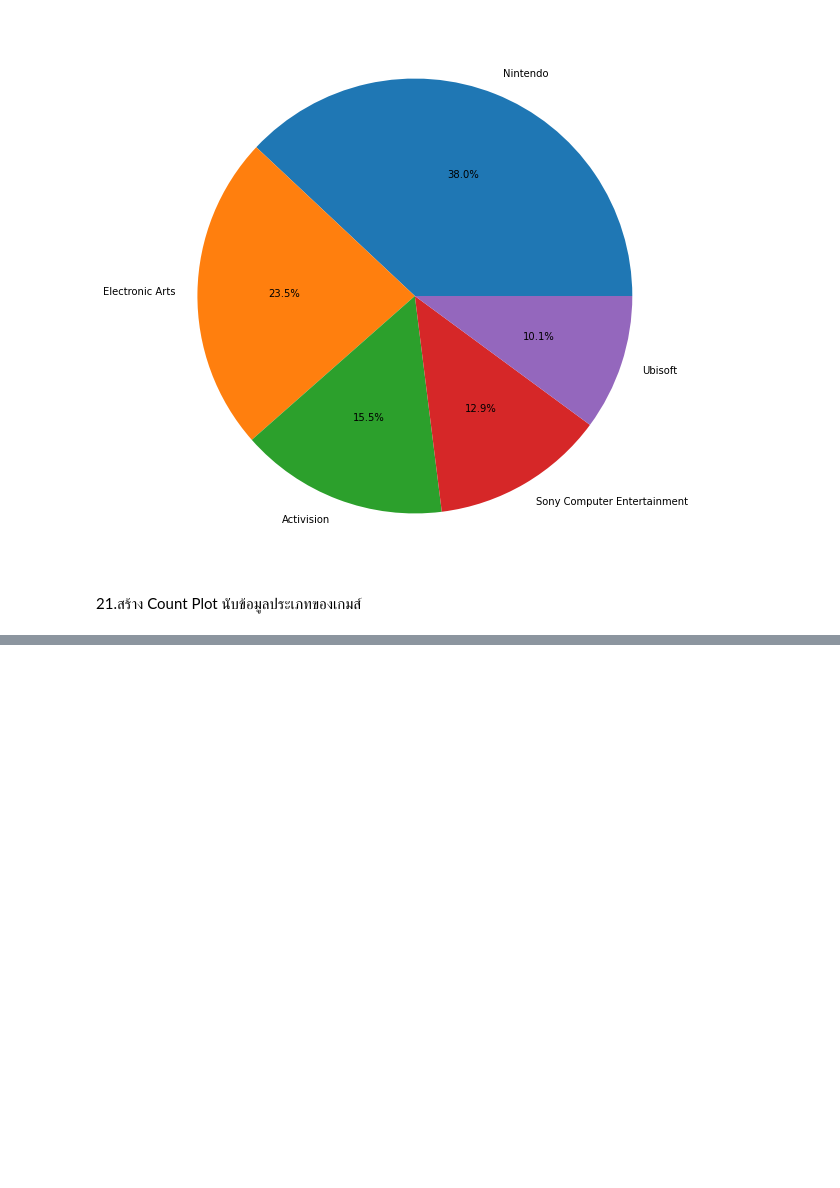
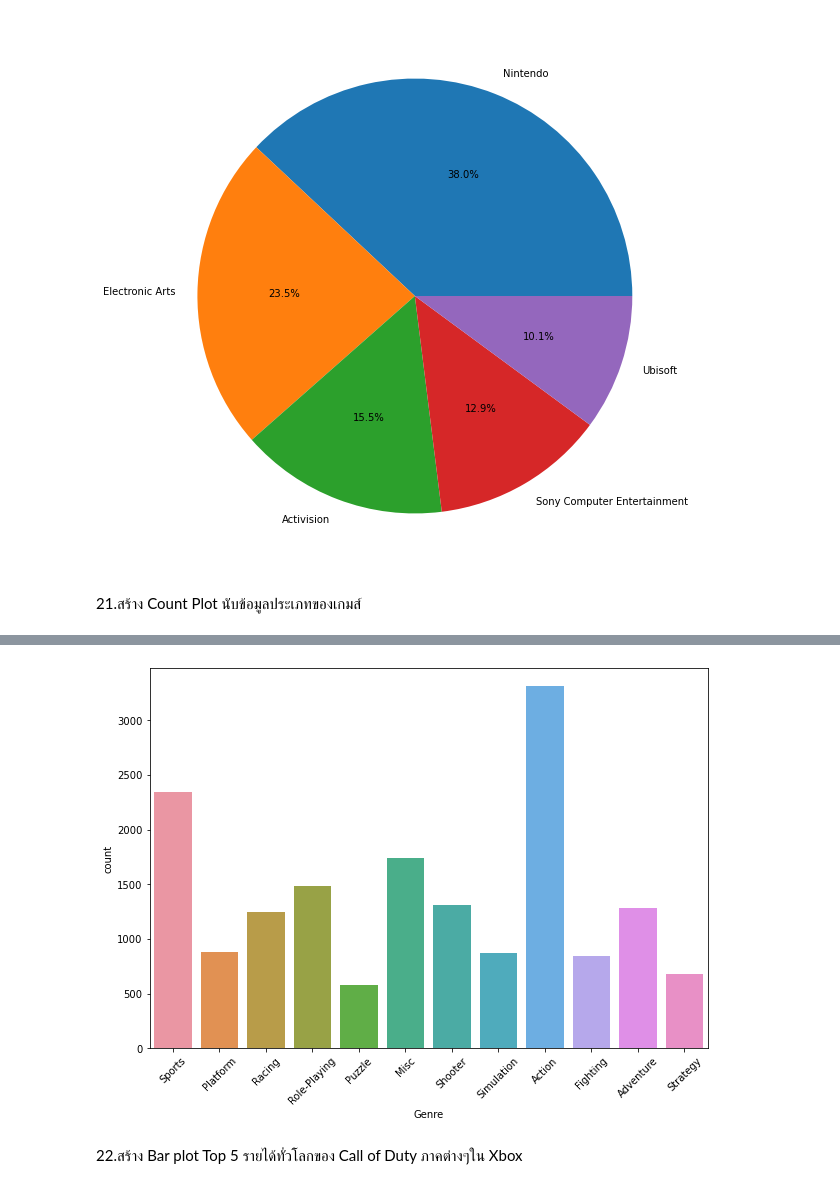
Before and after one commit to 0xKoios/DataCamp-2-for-Data-Scientist, a Jupyter notebook: 8. Project I Capstone/Project I Capstone.ipynb, the cells around one changed output, grey strips where cells are left out. Saved outputs shown, nothing was run; the diff lists cells and outputs as text; code cells hidden in the pictures; blank space fills up the shorter version.

```diff
--- a/8. Project I Capstone/Project I Capstone.ipynb
+++ b/8. Project I Capstone/Project I Capstone.ipynb
@@ -424,0 +430,8 @@ plt.pie(df_sales[:5].values, autopct='%1.1f%%',labels=df_sales[:5].index);
+# %%
+fig = plt.figure(figsize=(10, 7))
+sns.countplot(df["Genre"])
+plt.xticks(rotation=45);
+# %% [output]
+[figure, added]
+# %% [markdown]
+22.สร้าง Bar plot Top 5 รายได้ทั่วโลกของ Call of Duty ภาคต่างๆใน Xbox
```
Also changed, not shown: parts of 61 cells of this notebook, 2 other files.
